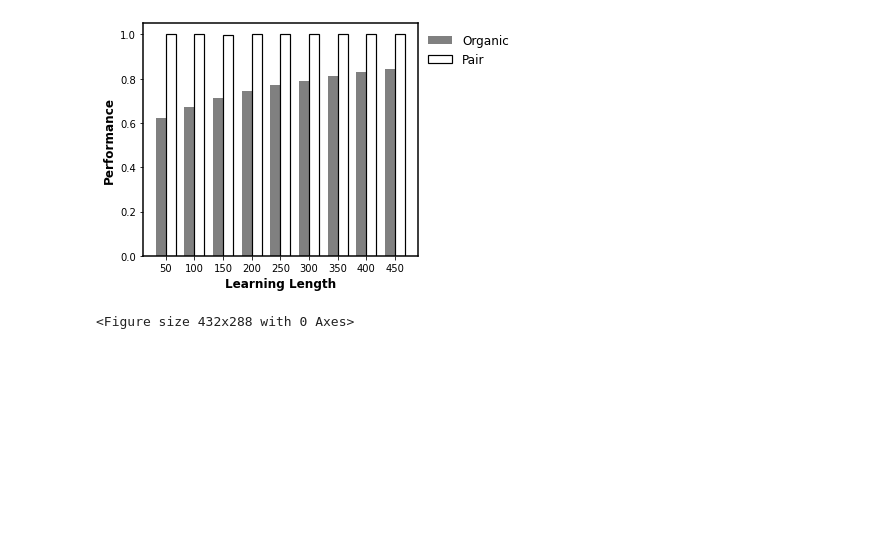
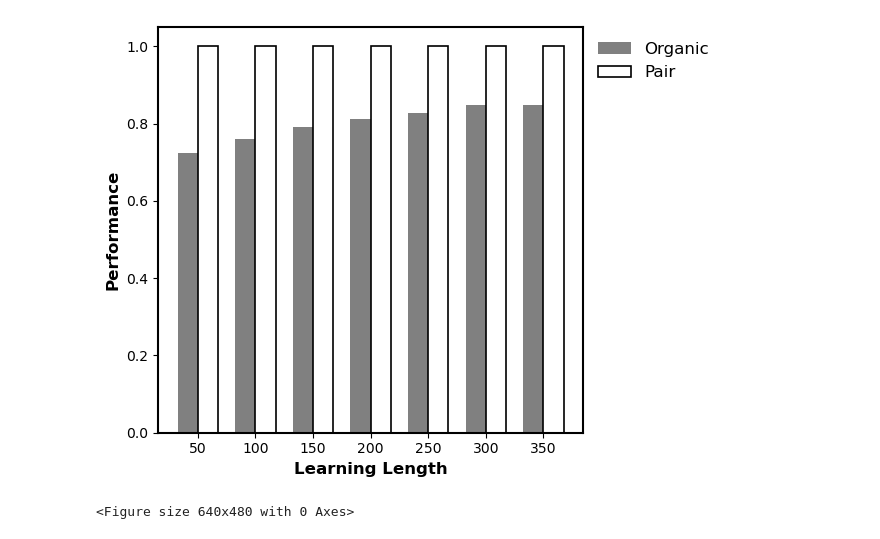
Before and after one commit to GrandJune/HAI, a Jupyter notebook: Parrots/Results.ipynb, the cells around one changed output. Drawn from its saved outputs; the diff is of its cells as text; code cells hidden in the pictures; blank space fills up the shorter version.

```diff
--- a/Parrots/Results.ipynb
+++ b/Parrots/Results.ipynb
@@ -1,19 +1,23 @@
 # %%
+import os
 import matplotlib.pyplot as plt
 import pickle
 import numpy as np
-legend_properties = {'weight':'bold'}
-data_folder = r"E:\data\hai-0520\Turbulence_2\Parrots"
 
-organic_performance_file = data_folder + r"\organic_performance_across_episodes"
-organic_knowledge_file = data_folder + r"\organic_knowledge_across_episodes"
-organic_steps_file = data_folder + r"\organic_steps_across_episodes"
-organic_knowledge_quality_file = data_folder + r"\organic_knowledge_quality_across_episodes"
+legend_properties = {'weight': 'bold'}
 
-pair_performance_file = data_folder + r"\pair_performance_across_episodes"
-pair_knowledge_file = data_folder + r"\pair_knowledge_across_episodes"
-pair_steps_file = data_folder + r"\pair_steps_across_episodes"
-pair_knowledge_quality_file = data_folder + r"\pair_knowledge_quality_across_episodes"
+data_folder = "/Users/junyi/Desktop/data/Parrots/"
+
+organic_performance_file = os.path.join(data_folder, "organic_performance_across_episodes")
+organic_knowledge_file = os.path.join(data_folder, "organic_knowledge_across_episodes")
+organic_steps_file = os.path.join(data_folder, "organic_steps_across_episodes")
+organic_knowledge_quality_file = os.path.join(data_folder, "organic_knowledge_quality_across_episodes")
+
+pair_performance_file = os.path.join(data_folder, "pair_performance_across_episodes")
+pair_knowledge_file = os.path.join(data_folder, "pair_knowledge_across_episodes")
+pair_steps_file = os.path.join(data_folder, "pair_steps_across_episodes")
+pair_knowledge_quality_file = os.path.join(data_folder, "pair_knowledge_quality_across_episodes")
+
 
 with open(organic_performance_file, 'rb') as infile:
     organic_performance_across_episodes = pickle.load(infile)
@@ -35,37 +51,37 @@ with open(pair_knowledge_quality_file, 'rb') as infile:
 # %%
 # Learning lengths
-x = [50, 100, 150, 200, 250, 300, 350, 400, 450]
+x = [50, 100, 150, 200, 250, 300, 350]
 x_indices = np.arange(len(x))
 bar_width = 0.35
 
 # Plotting
 fig, ax = plt.subplots()
 ax.spines["left"].set_linewidth(1.5)
 ax.spines["right"].set_linewidth(1.5)
 ax.spines["top"].set_linewidth(1.5)
 ax.spines["bottom"].set_linewidth(1.5)
 
 # Bars for each condition
 bars1 = ax.bar(x_indices - bar_width / 2, organic_performance_across_episodes,
                width=bar_width, label='Organic', color='gray')
 bars2 = ax.bar(x_indices + bar_width / 2, pair_performance_across_episodes,
                width=bar_width, label='Pair', edgecolor='black', linewidth=1.2, fill=False)
 
 # Labels and ticks
 ax.set_xlabel('Learning Length', fontweight='bold', fontsize=12)
 ax.set_ylabel('Performance', fontweight='bold', fontsize=12)
 ax.set_xticks(x_indices)
 ax.set_xticklabels(x)
 ax.legend(frameon=False, fontsize=12, loc='upper left', bbox_to_anchor=(1, 1))
 
 
 # Save and show
 plt.tight_layout()
 plt.savefig(data_folder + r"\Pair_Organic_performance_histogram.png", transparent=True, dpi=300)
 plt.show()
 plt.clf()
 # %% [output]
-[figure, old version]
+[figure, new version]
-<Figure size 432x288 with 0 Axes>
+<Figure size 640x480 with 0 Axes>
 # %%
 # Learning lengths
```
Also changed, not shown: parts of 4 cells of this notebook, 7 other files.
